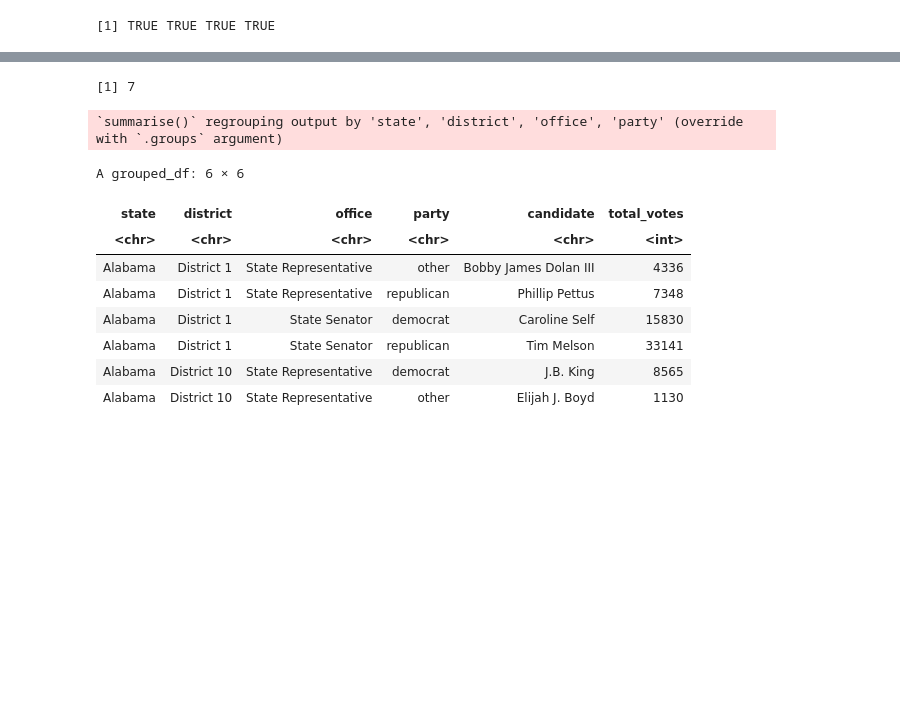
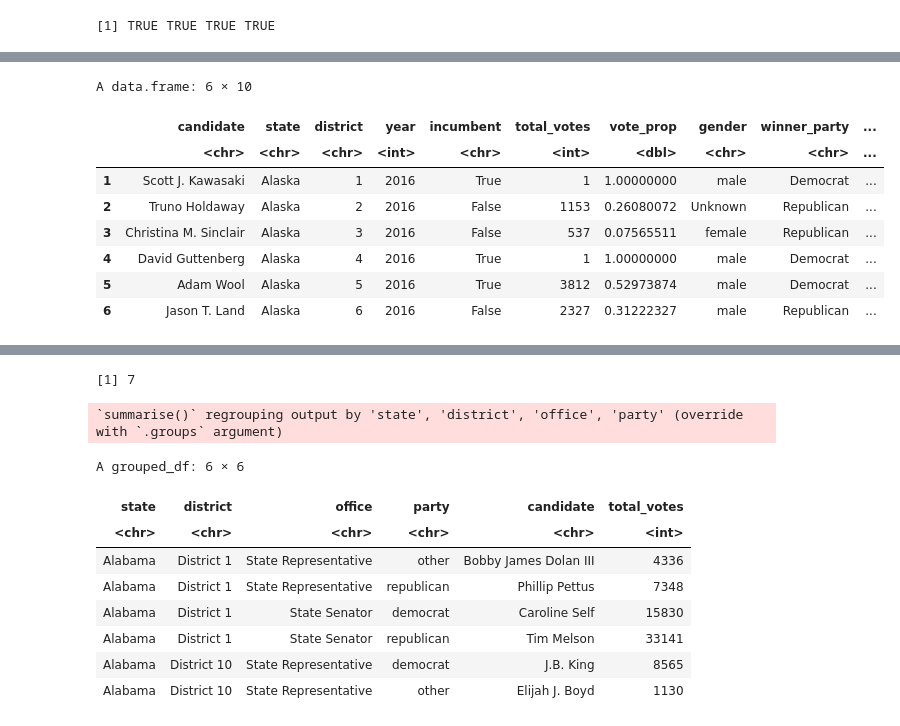
Before and after one commit to michael-bonitati-1117/final_project, a Jupyter notebook: Gender_Code.ipynb, the cells around one changed output, grey strips where cells are left out. Drawn from its saved outputs; the diff is of its cells as text; code cells hidden in the pictures; blank space fills up the shorter version.

Commit message:
final updates to datasets, ran everything from the top to ensure reproducibility

```diff
--- a/Gender_Code.ipynb
+++ b/Gender_Code.ipynb
@@ -94,23 +88,25 @@ A data.frame: 6 × 15
 | 6 | 5 | Jason T. Land | David M. Talerico | No candidate | Alaska | 2016 | 6 | False | ... |
 # %%
 ## Generate winner and gender of winner
-
 elections_2016 <- elections_2016 %>%
     mutate(winner_party = case_when(Democrat.Votes > Republican.Votes & Democrat.Votes > Other.Votes ~ "Democrat",
                               Republican.Votes > Democrat.Votes & Republican.Votes > Other.Votes ~ "Republican",
                               TRUE ~ "Other"),
-          winner_gender = case_when(winner_party == "Democrat" ~ gender_Dem,
-                                   winner_party == "Republican" ~ gender_Rep,
+          winner_gender = case_when(winner_party == "Democrat" ~ gender_dem,
+                                   winner_party == "Republican" ~ gender_rep,
                                    TRUE ~ "Other candidate")) %>%
     select(-X)
 
-## Generate vote proportion (didn't bother doing for Other party candiates)
+## Generate vote proportion
 elections_2016 <- elections_2016 %>%
-    mutate(Democrat.Vote.Prop = Democrat.Votes / (Democrat.Votes + Republican.Votes + Other.Votes),
-          Republican.Vote.Prop = Republican.Votes / (Democrat.Votes + Republican.Votes + Other.Votes))
+    mutate(vote_prop_dem = Democrat.Votes / (Democrat.Votes + Republican.Votes + Other.Votes),
+          vote_prop_rep = Republican.Votes / (Democrat.Votes + Republican.Votes + Other.Votes),
+          vote_prop_other = Other.Votes / (Democrat.Votes + Republican.Votes + Other.Votes))
 
 
+# Rename variables for consistency
+names(elections_2016) <- tolower(names(elections_2016))
+names(elections_2016) <-gsub("\\.", "_", names(elections_2016))
+
 head(elections_2016)
-
-### !!! Important: In analysis, exclude vote shares of 1.0000, signals no opposing candidate !!!
 # %% [output]
@@ -171,0 +127,41 @@ A data.frame: 6 × 10
+# %%
+## Create dataset of one line per candidate (not the ideal way to do it but works)
+
+Dem_data <- elections_2016 %>%
+    select(democrat, state, district, year, democrat_incumbent, democrat_votes, vote_prop_dem, gender_dem, winner_party)
+
+Rep_data <- elections_2016 %>%
+    select(republican, state, district, year, republican_incumbent, republican_votes, vote_prop_rep, gender_rep, winner_party)
+
+
+
+Dem_data <- Dem_data %>%
+    rename(candidate = democrat,
+          incumbent = democrat_incumbent,
+          total_votes = democrat_votes,
+          vote_prop = vote_prop_dem,
+          gender = gender_dem) %>%
+    mutate(candidate_party = "Democrat")
+
+Rep_data <- Rep_data %>%
+    rename(candidate = republican,
+          incumbent = republican_incumbent,
+          total_votes = republican_votes,
+          vote_prop = vote_prop_rep,
+          gender = gender_rep) %>%
+    mutate(candidate_party = "Republican")
+
+
+elections_2016_long <- rbind(Dem_data, Rep_data)
+
+head(elections_2016_long)
+# %% [output]
+A data.frame: 6 × 10
+|  | candidate | state | district | year | incumbent | total_votes | vote_prop | gender | winner_party | ... |
+|  | <chr> | <chr> | <chr> | <int> | <chr> | <int> | <dbl> | <chr> | <chr> | ... |
+| 1 | Scott J. Kawasaki | Alaska | 1 | 2016 | True | 1 | 1.00000000 | male | Democrat | ... |
+| 2 | Truno Holdaway | Alaska | 2 | 2016 | False | 1153 | 0.26080072 | Unknown | Republican | ... |
+| 3 | Christina M. Sinclair | Alaska | 3 | 2016 | False | 537 | 0.07565511 | female | Republican | ... |
+| 4 | David Guttenberg | Alaska | 4 | 2016 | True | 1 | 1.00000000 | male | Democrat | ... |
+| 5 | Adam Wool | Alaska | 5 | 2016 | True | 3812 | 0.52973874 | male | Democrat | ... |
+| 6 | Jason T. Land | Alaska | 6 | 2016 | False | 2327 | 0.31222327 | male | Republican | ... |
```
Also changed, not shown: parts of 19 cells of this notebook, 5 other files.
